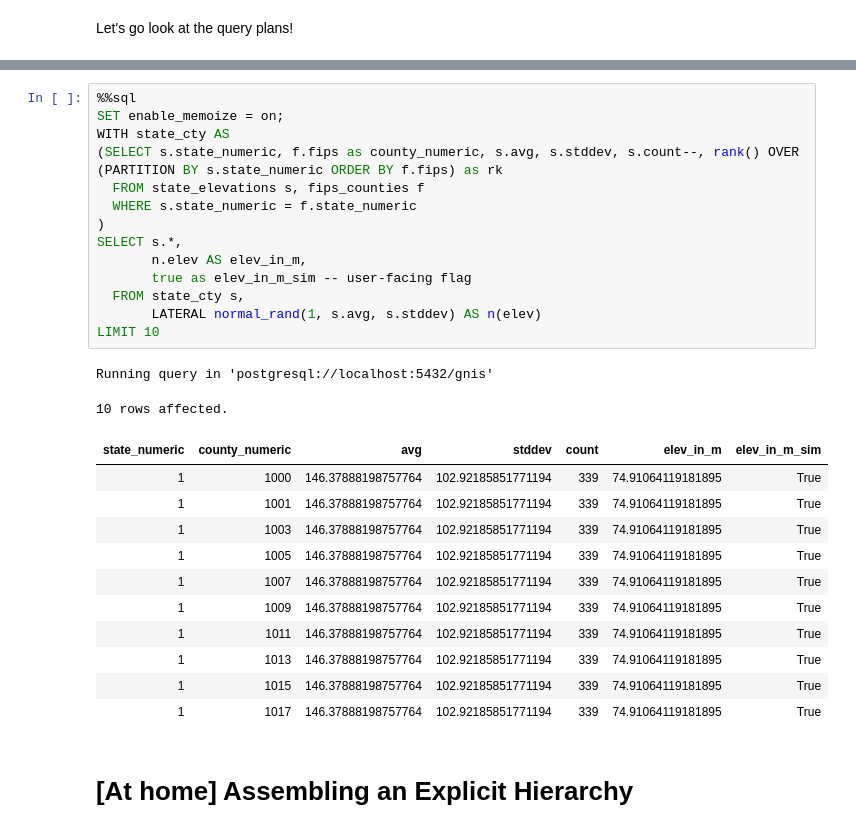
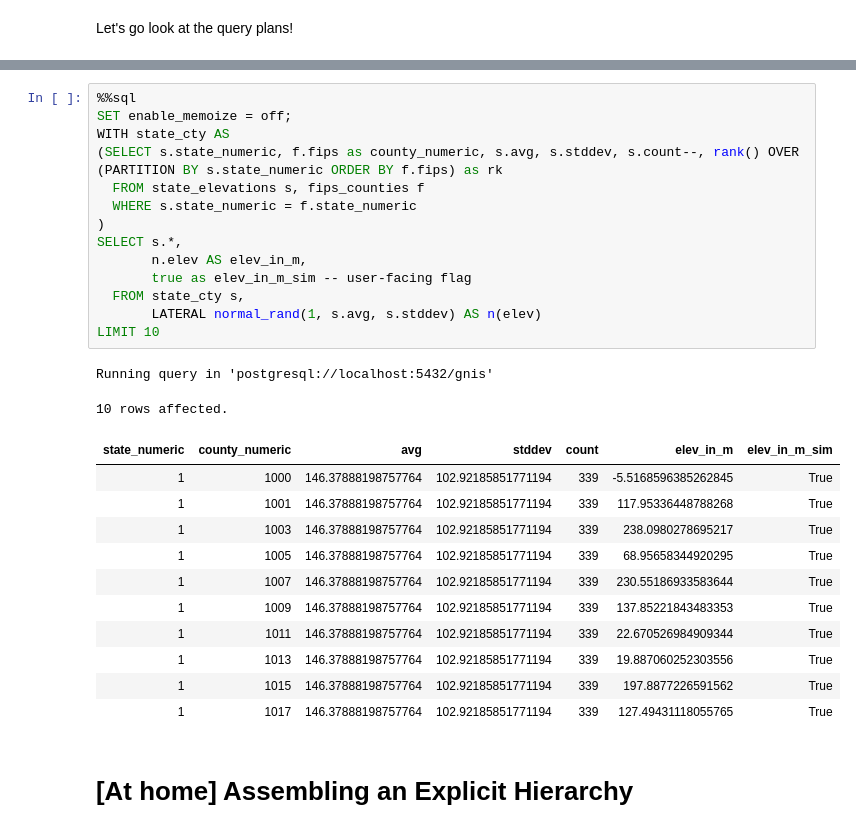
Before and after one commit to data-101-berkeley/fa26-materials, a Jupyter notebook: lec/data-prep-value/data-prep-value.ipynb, the cells around one changed output, grey strips where cells are left out. Cells and saved outputs as stored; diff of their text form.

```diff
--- a/lec/data-prep-value/data-prep-value.ipynb
+++ b/lec/data-prep-value/data-prep-value.ipynb
@@ -837,31 +846,31 @@ Memoization is the culprit. Let's try this explicitly.
 # %%
 %%sql
-SET enable_memoize = on;
+SET enable_memoize = off;
 WITH state_cty AS
 (SELECT s.state_numeric, f.fips as county_numeric, s.avg, s.stddev, s.count--, rank() OVER (PARTITION BY s.state_numeric ORDER BY f.fips) as rk
   FROM state_elevations s, fips_counties f
   WHERE s.state_numeric = f.state_numeric
 )
 SELECT s.*,
        n.elev AS elev_in_m,
        true as elev_in_m_sim -- user-facing flag
   FROM state_cty s,
        LATERAL normal_rand(1, s.avg, s.stddev) AS n(elev)
 LIMIT 10
 # %% [output]
 Running query in 'postgresql://localhost:5432/gnis'
 10 rows affected.
 | state_numeric | county_numeric | avg | stddev | count | elev_in_m | elev_in_m_sim |
-| 1 | 1000 | 146.37888198757764 | 102.92185851771194 | 339 | 74.91064119181895 | True |
-| 1 | 1001 | 146.37888198757764 | 102.92185851771194 | 339 | 74.91064119181895 | True |
-| 1 | 1003 | 146.37888198757764 | 102.92185851771194 | 339 | 74.91064119181895 | True |
-| 1 | 1005 | 146.37888198757764 | 102.92185851771194 | 339 | 74.91064119181895 | True |
-| 1 | 1007 | 146.37888198757764 | 102.92185851771194 | 339 | 74.91064119181895 | True |
-| 1 | 1009 | 146.37888198757764 | 102.92185851771194 | 339 | 74.91064119181895 | True |
-| 1 | 1011 | 146.37888198757764 | 102.92185851771194 | 339 | 74.91064119181895 | True |
-| 1 | 1013 | 146.37888198757764 | 102.92185851771194 | 339 | 74.91064119181895 | True |
-| 1 | 1015 | 146.37888198757764 | 102.92185851771194 | 339 | 74.91064119181895 | True |
-| 1 | 1017 | 146.37888198757764 | 102.92185851771194 | 339 | 74.91064119181895 | True |
+| 1 | 1000 | 146.37888198757764 | 102.92185851771194 | 339 | -5.5168596385262845 | True |
+| 1 | 1001 | 146.37888198757764 | 102.92185851771194 | 339 | 117.95336448788268 | True |
+| 1 | 1003 | 146.37888198757764 | 102.92185851771194 | 339 | 238.0980278695217 | True |
+| 1 | 1005 | 146.37888198757764 | 102.92185851771194 | 339 | 68.95658344920295 | True |
+| 1 | 1007 | 146.37888198757764 | 102.92185851771194 | 339 | 230.55186933583644 | True |
+| 1 | 1009 | 146.37888198757764 | 102.92185851771194 | 339 | 137.85221843483353 | True |
+| 1 | 1011 | 146.37888198757764 | 102.92185851771194 | 339 | 22.670526984909344 | True |
+| 1 | 1013 | 146.37888198757764 | 102.92185851771194 | 339 | 19.887060252303556 | True |
+| 1 | 1015 | 146.37888198757764 | 102.92185851771194 | 339 | 197.8877226591562 | True |
+| 1 | 1017 | 146.37888198757764 | 102.92185851771194 | 339 | 127.49431118055765 | True |
 # %% [markdown]
 # [At home] Assembling an Explicit Hierarchy
 # %%
```
Also changed, not shown: parts of 9 cells of this notebook.
